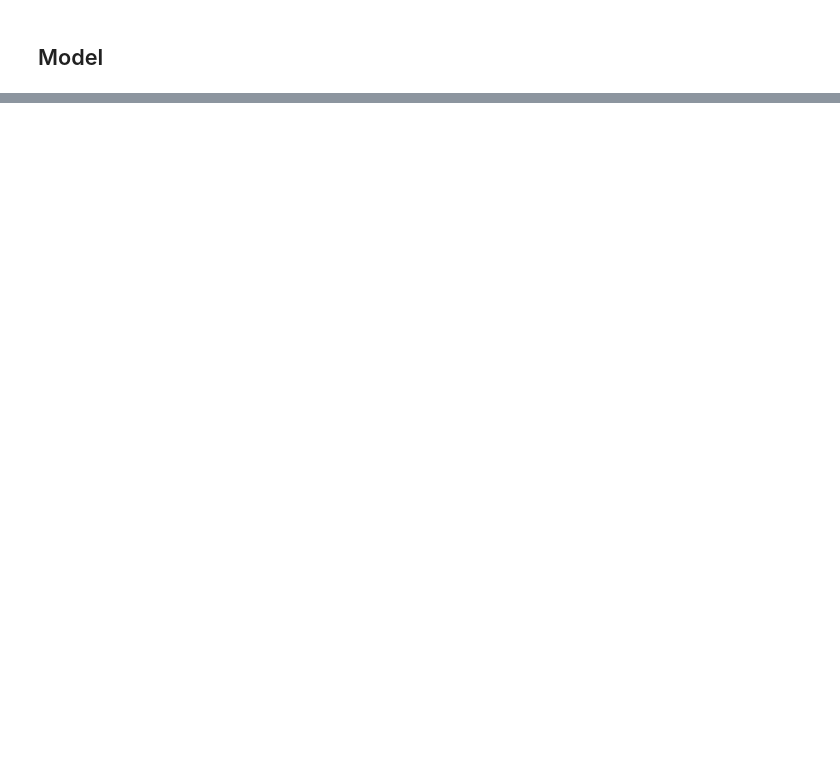
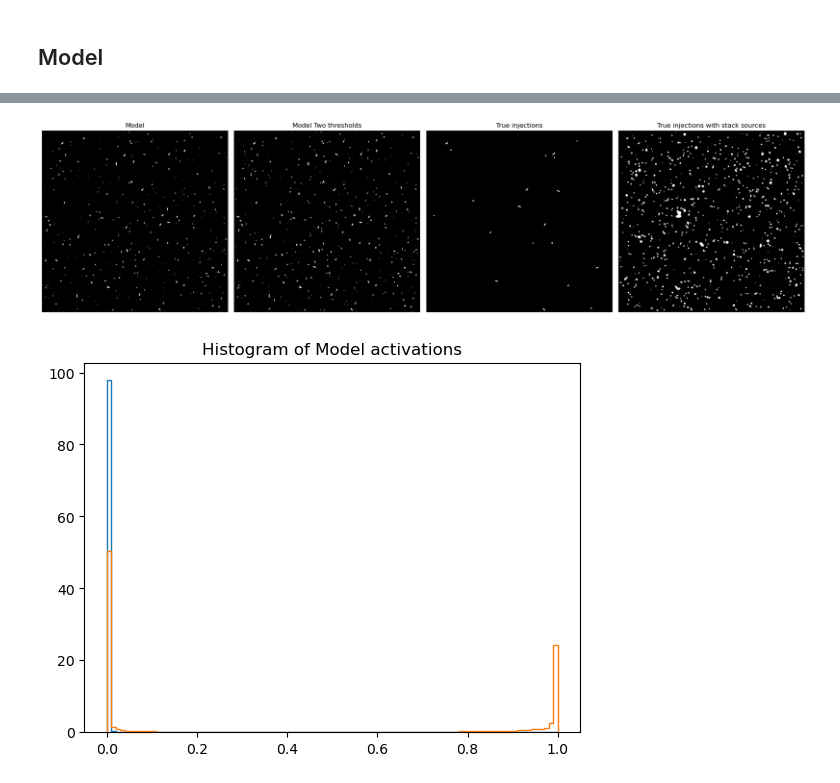
Before and after one commit to dirac-institute/Asteroid_detection_CNN, a Jupyter notebook: Evaluation.ipynb, the cells around one changed output, grey strips where cells are left out. Saved outputs shown, nothing was run; the diff lists cells and outputs as text; code cells hidden in the pictures; blank space fills up the shorter version.

```diff
--- a/Evaluation.ipynb
+++ b/Evaluation.ipynb
@@ -107,20 +177,23 @@ __ = calculate_model_metrics(test_catalog, p_tt, gt_test, stack_fp=stack_fp, bes
 # %%
 fig, ax = plt.subplots(1, 4, figsize=(20, 5))
-ax[0].imshow(p_8[0], cmap='gray', vmin=0, vmax=1)
+ax[0].imshow(p[0], cmap='gray', vmin=0, vmax=1)
 ax[0].axis('off')
-ax[0].set_title("Idea 8")
+ax[0].set_title("Model")
 ax[1].imshow(p_tt[0], cmap='gray', vmin=0, vmax=1)
 ax[1].axis('off')
-ax[1].set_title("Idea 8 Two thresholds")
+ax[1].set_title("Model Two thresholds")
 ax[2].imshow((gt_test[0]), cmap='gray', vmin=0, vmax=1)
 ax[2].axis('off')
 ax[2].set_title("True injections")
 ax[3].imshow((gt_test[0] | (stack_fp[0] > 0.5)), cmap='gray', vmin=0, vmax=1)
 ax[3].axis('off')
 ax[3].set_title("True injections with stack sources")
 fig.tight_layout()
 plt.show()
-plt.hist(p_8[gt_test<0.5].flatten(), density=True, bins=100, histtype='step')
-plt.hist(p_8[gt_test>0.5].flatten(), density=True, bins=100, histtype='step')
-plt.title("Histogram of Idea 8 activations")
+plt.hist(p[gt_test<0.5].flatten(), density=True, bins=100, histtype='step')
+plt.hist(p[gt_test>0.5].flatten(), density=True, bins=100, histtype='step')
+plt.title("Histogram of Model activations")
 plt.show()
+# %% [output]
+[figure, added]
+[figure, added]
```
Also changed, not shown: parts of 7 cells of this notebook, 2 other files.
